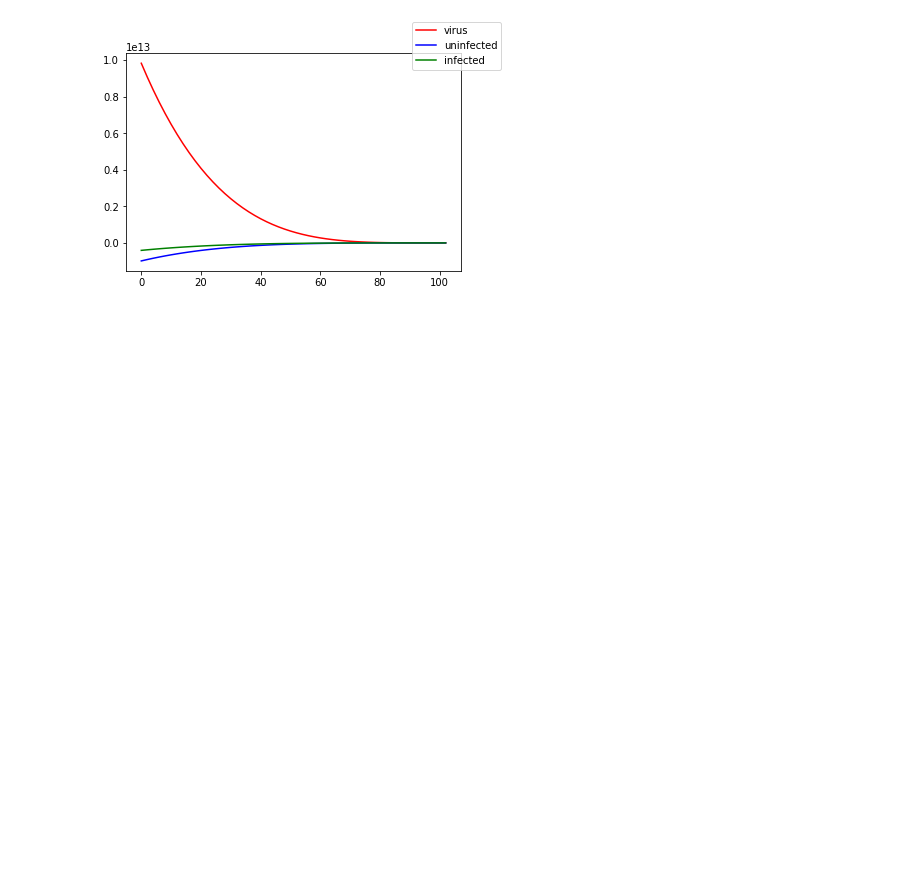
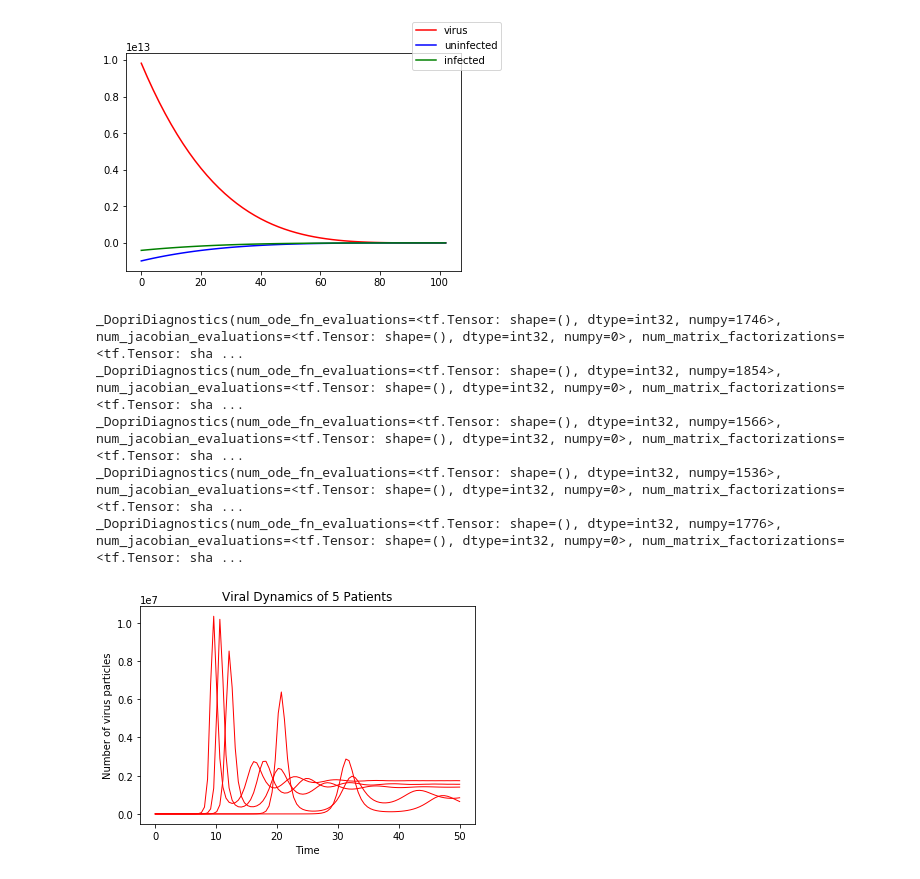
Before and after one commit to CarloGraziani/COVID_Surveillance, a Jupyter notebook: jupyter/viral_dynamics.ipynb, the cells around one changed output. Drawn from its saved outputs; the diff is of its cells as text; code cells hidden in the pictures; blank space fills up the shorter version.

```diff
--- a/jupyter/viral_dynamics.ipynb
+++ b/jupyter/viral_dynamics.ipynb
@@ -54,3 +57,45 @@ fig2.legend(['virus','uninfected','infected'])
 # %% [output]
 <matplotlib.legend.Legend at 0x...>
 [figure]
+# %%
+# Simulate several individuals, each with different viral dynamics parameters
+import matplotlib.pyplot as plt
+fig = plt.figure()
+plt.xlabel('Time')
+plt.ylabel('Number of virus particles')
+plt.title("Viral Dynamics of 5 Patients")
+sample_size = 5
+index = 1
+mu_b, sigma_b = 2, 0.5
+mu_c, sigma_c = 100, 25
+mu_g, sigma_g = 5, 1.25
+while index <= sample_size:
+    beta = np.random.normal(mu_b, sigma_b, 1)   #"rate at which virus infects host cells"
+    c = np.random.normal(mu_c, sigma_c, 1)   #"production rate of free virions"
+    g = np.random.normal(mu_g, sigma_g, 1)   #"per capita attrition rate of virions"
+    par=tf.constant(np.array([[4E5,0.1,beta*1E-7,4,c,g]], dtype=np.float32))
+    mod = od.ViralDynamics(par)
+    V0 = 1
+    X0 = 4E5
+    Y0 = 0
+    init_state=tf.constant(np.array([[V0,X0,Y0]], dtype=np.float32))
+    init_time=tf.constant(0.0)
+    soln_times=tf.constant(np.linspace(0.0,50.0,num=100,dtype=np.float32))
+
+    dp = tfp.math.ode.DormandPrince()
+    results = dp.solve(mod.RHS, init_time, init_state, solution_times=soln_times)
+    print(results.diagnostics)
+
+    t = results.times ; v = results.states[:,0,0] ;
+    plt.plot(t, v,"r-",linewidth=1)
+
+    index +=1
+
+plt.savefig('multiple_viral_dynamic_5.png', dpi=300, bbox_inches='tight')
+# %% [output]
+_DopriDiagnostics(num_ode_fn_evaluations=<tf.Tensor: shape=(), dtype=int32, numpy=1746>, num_jacobian_evaluations=<tf.Tensor: shape=(), dtype=int32, numpy=0>, num_matrix_factorizations=<tf.Tensor: sha ...
+_DopriDiagnostics(num_ode_fn_evaluations=<tf.Tensor: shape=(), dtype=int32, numpy=1854>, num_jacobian_evaluations=<tf.Tensor: shape=(), dtype=int32, numpy=0>, num_matrix_factorizations=<tf.Tensor: sha ...
+_DopriDiagnostics(num_ode_fn_evaluations=<tf.Tensor: shape=(), dtype=int32, numpy=1566>, num_jacobian_evaluations=<tf.Tensor: shape=(), dtype=int32, numpy=0>, num_matrix_factorizations=<tf.Tensor: sha ...
+_DopriDiagnostics(num_ode_fn_evaluations=<tf.Tensor: shape=(), dtype=int32, numpy=1536>, num_jacobian_evaluations=<tf.Tensor: shape=(), dtype=int32, numpy=0>, num_matrix_factorizations=<tf.Tensor: sha ...
+_DopriDiagnostics(num_ode_fn_evaluations=<tf.Tensor: shape=(), dtype=int32, numpy=1776>, num_jacobian_evaluations=<tf.Tensor: shape=(), dtype=int32, numpy=0>, num_matrix_factorizations=<tf.Tensor: sha ...
+[figure, added]
```
Also changed, not shown: parts of 3 cells of this notebook.
